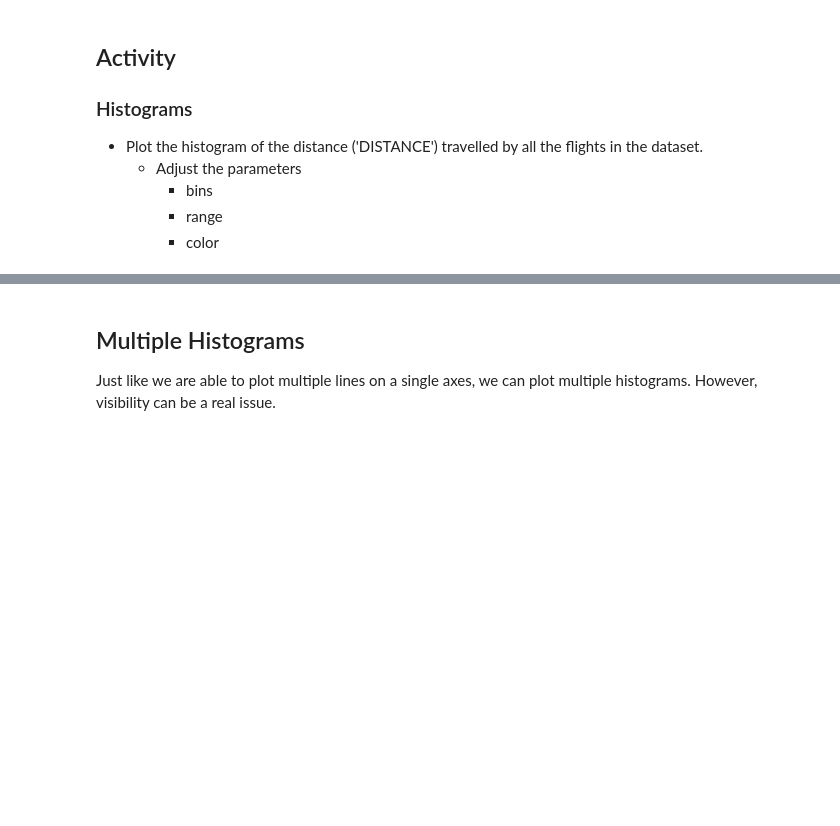
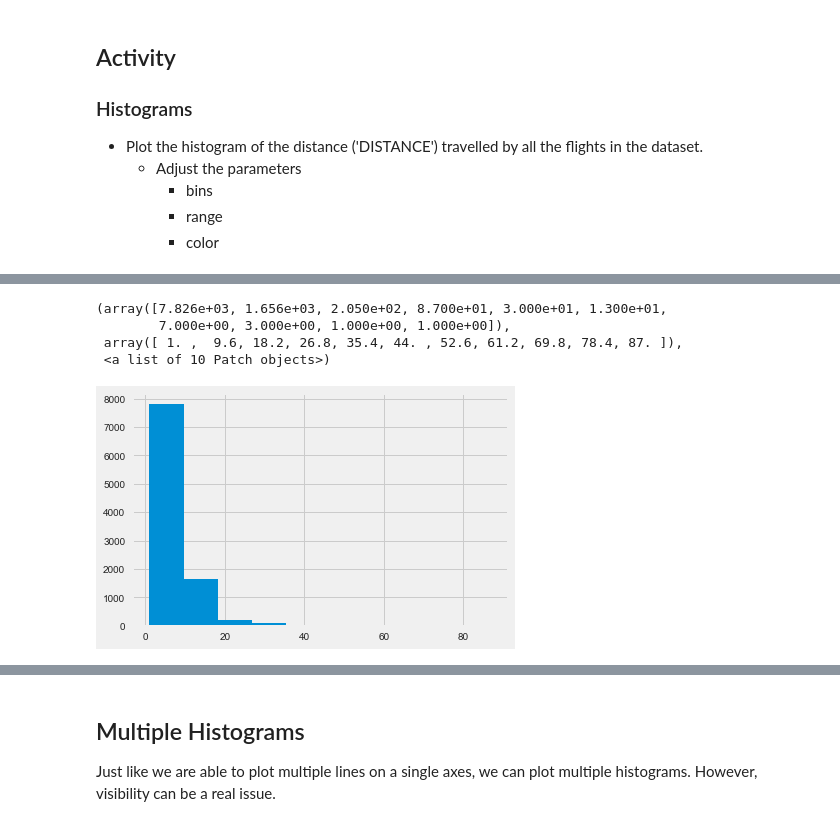
Before and after one commit to jarp/SP22-ITAO, a Jupyter notebook: Class_20_Matplotlib_Scatter_Histogram.ipynb, the cells around one changed output, grey strips where cells are left out. Saved outputs shown, nothing was run; the diff lists cells and outputs as text; code cells hidden in the pictures; blank space fills up the shorter version.

```diff
--- a/Class_20_Matplotlib_Scatter_Histogram.ipynb
+++ b/Class_20_Matplotlib_Scatter_Histogram.ipynb
@@ -296,3 +375,14 @@ flights.head()
+# %%
+# causes a warning... because of nans
+flights['TAXI_IN'].isnull().sum()
+fig,ax = plt.subplots()
+ax.hist(flights['TAXI_IN'])
+# %% [output]
+(array([7.826e+03, 1.656e+03, 2.050e+02, 8.700e+01, 3.000e+01, 1.300e+01,
+        7.000e+00, 3.000e+00, 1.000e+00, 1.000e+00]),
+ array([ 1. ,  9.6, 18.2, 26.8, 35.4, 44. , 52.6, 61.2, 69.8, 78.4, 87. ]),
+ <a list of 10 Patch objects>)
+[figure, added]
 # %%
 # histograms doesn't know how to handle missing data
 # so drop missing data
```
Also changed, not shown: parts of 35 cells of this notebook, 5 other files.
